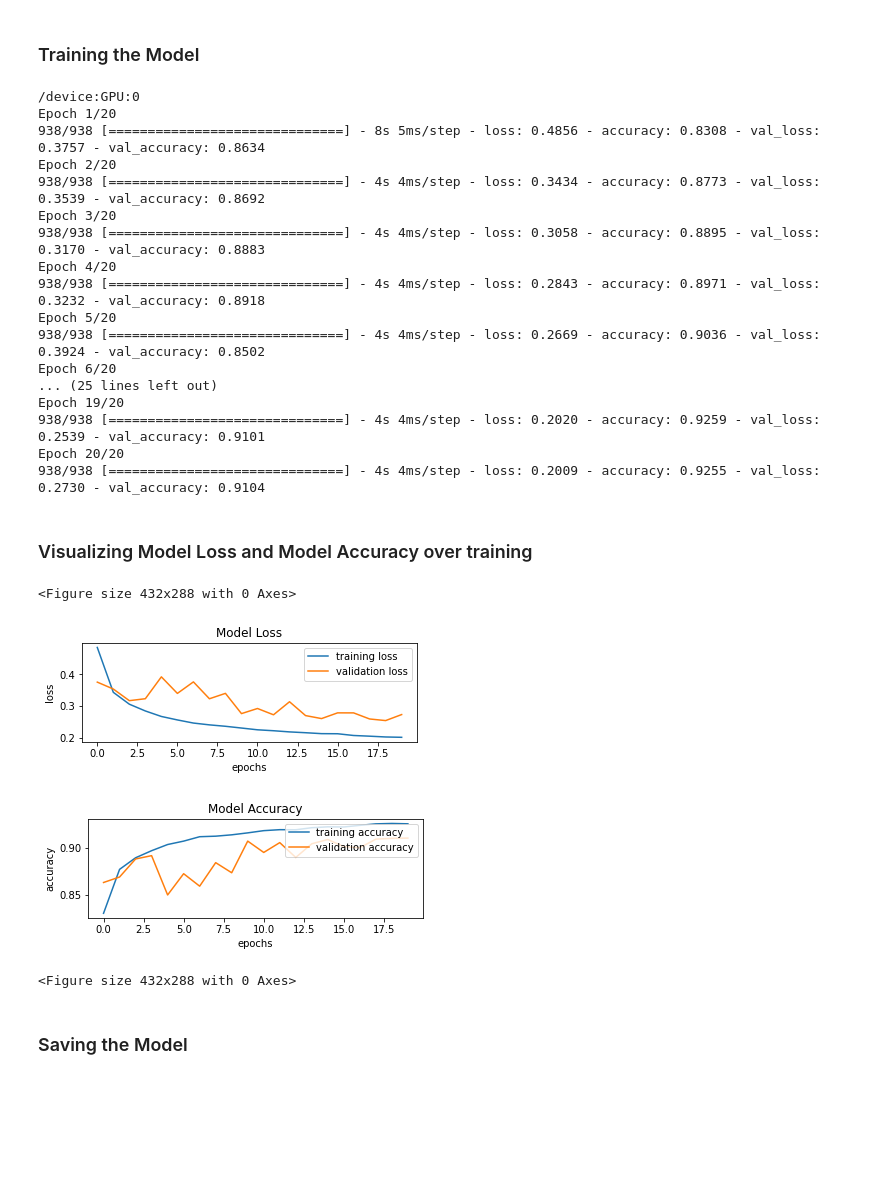
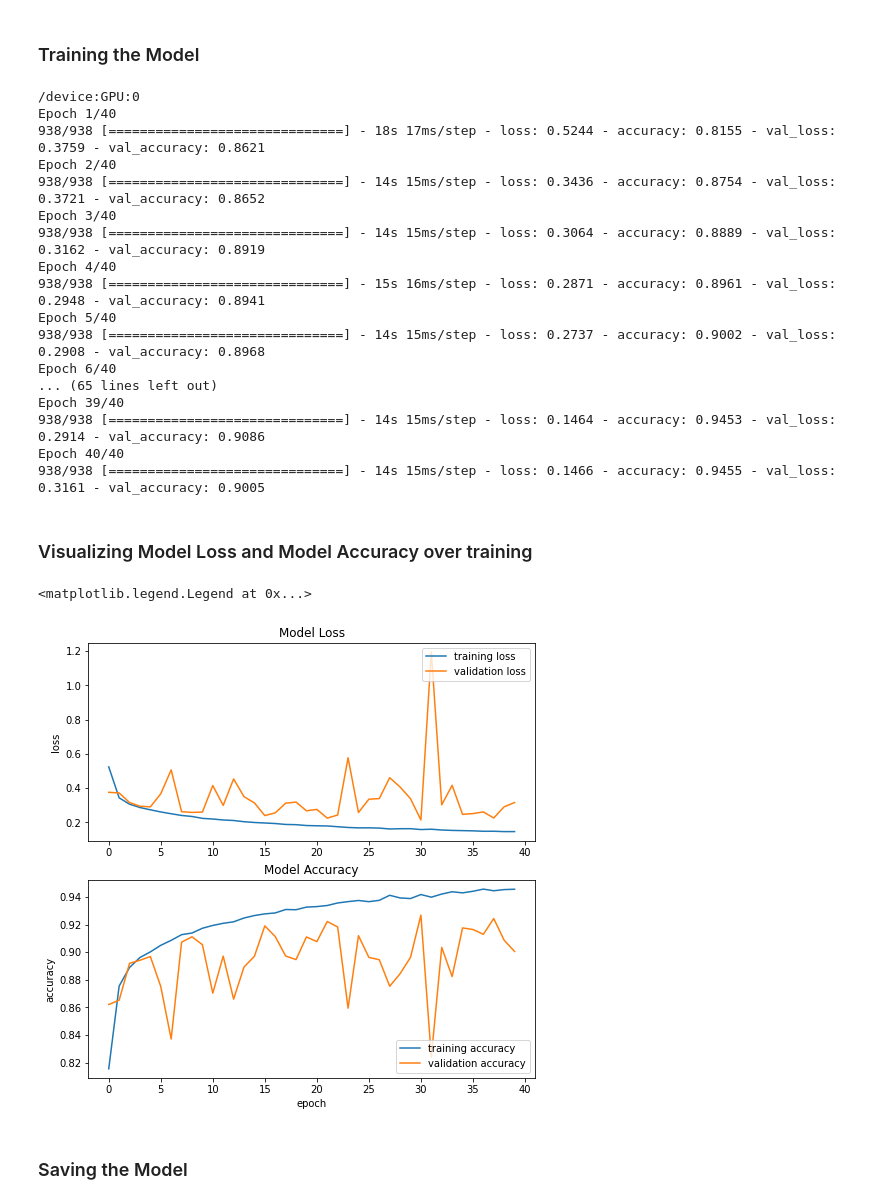
Before and after one commit to dvsh-n/Classifying-Fashion-MNIST, a Jupyter notebook: CNN Implementation/CNN-FashionMNIST.ipynb, the cells around one changed output. Saved outputs shown, nothing was run; the diff lists cells and outputs as text; code cells hidden in the pictures; blank space fills up the shorter version.

Commit message:
Trained v2.0 of the CNN
Trained on google collab

```diff
--- a/CNN Implementation/CNN-FashionMNIST.ipynb
+++ b/CNN Implementation/CNN-FashionMNIST.ipynb
@@ -49,7 +49,9 @@ def Classifier_model(input_shape):
 
     input_img = tf.keras.Input(shape = input_shape)
 
-    X = Conv2D(64, kernel_size = (2,2), strides = (1,1), use_bias = True)(input_img)
+    # Part 1
+
+    X = Conv2D(256, kernel_size = (2,2), strides = (1,1), use_bias = True, padding='same')(input_img)
 
     X = ReLU()(X)
 
@@ -57,9 +59,11 @@ def Classifier_model(input_shape):
 
     X = MaxPool2D(pool_size= (2,2), strides = (2,2))(X)
 
-    X = Dropout(0.1)(X)
+    X = Dropout(0.2)(X)
 
-    X = Conv2D(32, kernel_size = (2,2), strides = (1,1), use_bias= True)(X)
+    # Part 2
+
+    X = Conv2D(128, kernel_size = (2,2), strides = (1,1), use_bias= True, padding='same')(X)
 
     X = ReLU()(X)
 
@@ -67,7 +71,19 @@ def Classifier_model(input_shape):
 
     X = MaxPool2D(pool_size= (2,2), strides = (2,2))(X)
 
-    X = Dropout(0.1)(X)
+    X = Dropout(0.2)(X)
+
+    # Part 3
+
+    X = Conv2D(64, kernel_size = (2,2), strides = (1,1), use_bias= True)(X)
+
+    X = ReLU()(X)
+
+    X = BatchNormalization(axis = 3, trainable = True)(X)
+
+    X = MaxPool2D(pool_size= (2,2), strides = (2,2))(X)
+
+    X = Dropout(0.2)(X)
 
     X = Flatten()(X)
 
@@ -107,57 +123,52 @@ device_name = tf.test.gpu_device_name()
 print(device_name)
 
 with tf.device('/device:GPU:0'):
-    history = Model.fit(train_datset, epochs = 20, validation_data = test_datset)
+    history = Model.fit(train_datset, epochs = 40, validation_data = test_datset)
 # %% [output]
 /device:GPU:0
-Epoch 1/20
-938/938 [==============================] - 8s 5ms/step - loss: 0.4856 - accuracy: 0.8308 - val_loss: 0.3757 - val_accuracy: 0.8634
-Epoch 2/20
-938/938 [==============================] - 4s 4ms/step - loss: 0.3434 - accuracy: 0.8773 - val_loss: 0.3539 - val_accuracy: 0.8692
-Epoch 3/20
-938/938 [==============================] - 4s 4ms/step - loss: 0.3058 - accuracy: 0.8895 - val_loss: 0.3170 - val_accuracy: 0.8883
-Epoch 4/20
-938/938 [==============================] - 4s 4ms/step - loss: 0.2843 - accuracy: 0.8971 - val_loss: 0.3232 - val_accuracy: 0.8918
-Epoch 5/20
-938/938 [==============================] - 4s 4ms/step - loss: 0.2669 - accuracy: 0.9036 - val_loss: 0.3924 - val_accuracy: 0.8502
-Epoch 6/20
-... (25 lines left out)
-Epoch 19/20
-938/938 [==============================] - 4s 4ms/step - loss: 0.2020 - accuracy: 0.9259 - val_loss: 0.2539 - val_accuracy: 0.9101
-Epoch 20/20
-938/938 [==============================] - 4s 4ms/step - loss: 0.2009 - accuracy: 0.9255 - val_loss: 0.2730 - val_accuracy: 0.9104
+Epoch 1/40
+938/938 [==============================] - 18s 17ms/step - loss: 0.5244 - accuracy: 0.8155 - val_loss: 0.3759 - val_accuracy: 0.8621
+Epoch 2/40
+938/938 [==============================] - 14s 15ms/step - loss: 0.3436 - accuracy: 0.8754 - val_loss: 0.3721 - val_accuracy: 0.8652
+Epoch 3/40
+938/938 [==============================] - 14s 15ms/step - loss: 0.3064 - accuracy: 0.8889 - val_loss: 0.3162 - val_accuracy: 0.8919
+Epoch 4/40
+938/938 [==============================] - 15s 16ms/step - loss: 0.2871 - accuracy: 0.8961 - val_loss: 0.2948 - val_accuracy: 0.8941
+Epoch 5/40
+938/938 [==============================] - 14s 15ms/step - loss: 0.2737 - accuracy: 0.9002 - val_loss: 0.2908 - val_accuracy: 0.8968
+Epoch 6/40
+... (65 lines left out)
+Epoch 39/40
+938/938 [==============================] - 14s 15ms/step - loss: 0.1464 - accuracy: 0.9453 - val_loss: 0.2914 - val_accuracy: 0.9086
+Epoch 40/40
+938/938 [==============================] - 14s 15ms/step - loss: 0.1466 - accuracy: 0.9455 - val_loss: 0.3161 - val_accuracy: 0.9005
 # %% [markdown]
 <h3>Visualizing Model Loss and Model Accuracy over training</h3>
 # %%
 import pandas as pd
 
 history = pd.DataFrame(history.history)
 
 history.rename(columns = {'loss':'training loss', 'val_loss':'validation loss', 'accuracy':'training accuracy', 'val_accuracy': 'validation accuracy'}, inplace=True)
 
+plt.figure(figsize=(8,8))
 plt.subplot(2,1,1)
 plt.plot(history['training loss'], label = 'training loss')
 plt.plot(history['validation loss'], label = 'validation loss')
 plt.title('Model Loss')
-plt.xlabel('epochs')
 plt.ylabel('loss')
 plt.legend(loc = 'upper right')
-plt.figure(figsize=(6,4))
-
 
 plt.subplot(2,1,2)
 plt.plot(history['training accuracy'], label = 'training accuracy')
 plt.plot(history['validation accuracy'], label = 'validation accuracy')
 plt.title('Model Accuracy')
-plt.xlabel('epochs')
+plt.xlabel('epoch')
 plt.ylabel('accuracy')
-plt.legend(loc = 'upper right')
-plt.figure(figsize=(6,4))
+plt.legend(loc = 'lower right')
 # %% [output]
-<Figure size 432x288 with 0 Axes>
+<matplotlib.legend.Legend at 0x...>
-[figure, old version]
+[figure, new version]
-[figure, removed]
-<Figure size 432x288 with 0 Axes>
 # %% [markdown]
 <h3>Saving the Model</h3>
 # %%
```
Also changed, not shown: parts of 5 cells of this notebook, 5 other files.
